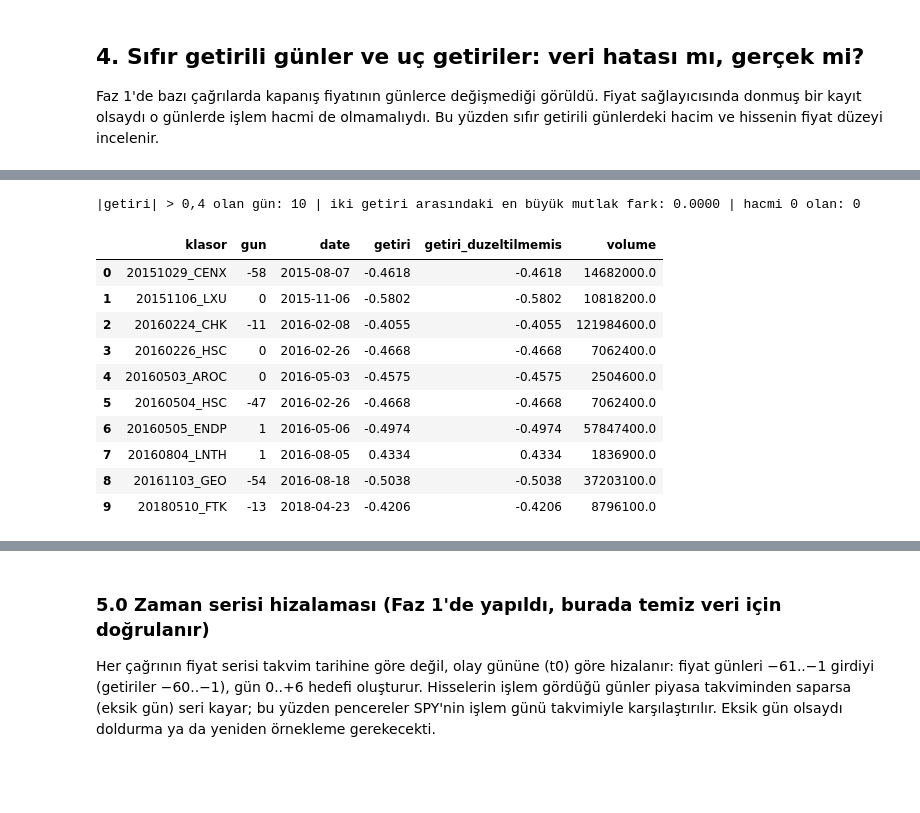
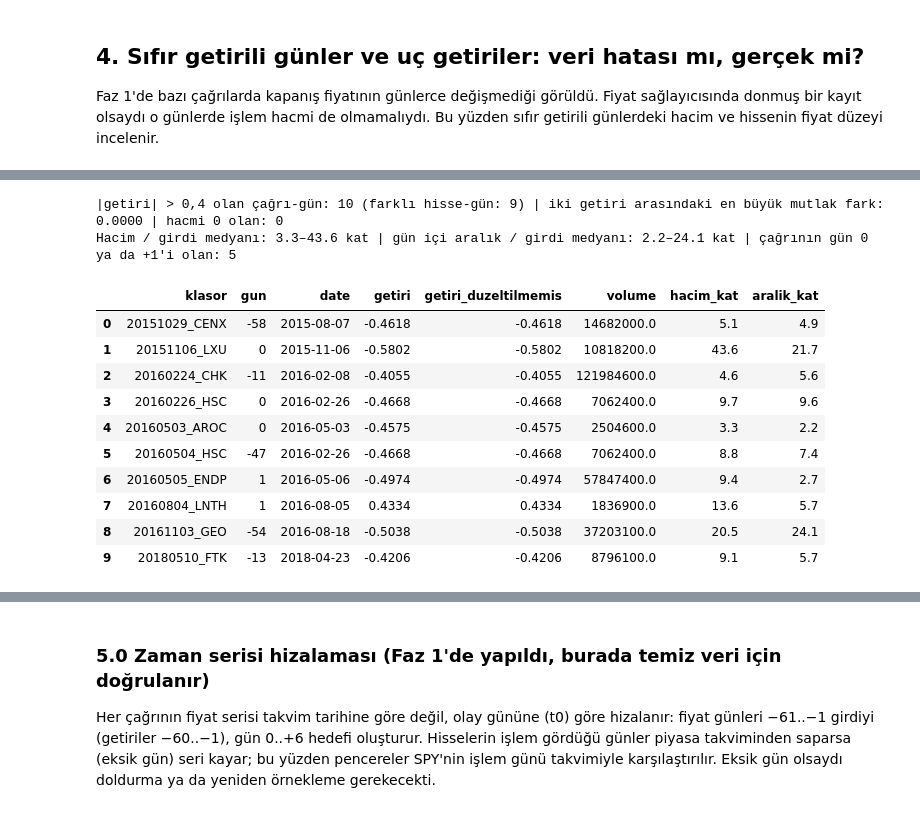
Before and after one commit to emirhanok1/kazanc-oynaklik, a Jupyter notebook: notebooks/02_temizlik_on_isleme.ipynb, the cells around one changed output, grey strips where cells are left out. Saved outputs shown, nothing was run; the diff lists cells and outputs as text; code cells hidden in the pictures; blank space fills up the shorter version.

```diff
--- a/notebooks/02_temizlik_on_isleme.ipynb
+++ b/notebooks/02_temizlik_on_isleme.ipynb
@@ -379,22 +406,31 @@ hatası olurdu; benzerse gerçek fiyat hareketidir. O günün işlem hacmi de g
 # %%
 pz = pencere.sort_values(["klasor", "gun"]).copy()
 pz["getiri_duzeltilmemis"] = np.log(pz.close).groupby(pz.klasor).diff()
 uc_gun = pz[(pz.getiri.abs() > 0.4) & (pz.gun.between(-60, -1) | (pz.gun.between(0, 6) & pz.klasor.isin(gelistirme)))]
-uc_gun = uc_gun.assign(fark=(uc_gun.getiri - uc_gun.getiri_duzeltilmemis).abs())
-print(f"|getiri| > 0,4 olan gün: {len(uc_gun)} | iki getiri arasındaki en büyük mutlak fark: {uc_gun.fark.max():.4f} | "
-      f"hacmi 0 olan: {int((uc_gun.volume == 0).sum())}")
-uc_gun[["klasor", "gun", "date", "getiri", "getiri_duzeltilmemis", "volume"]].round({"getiri": 4, "getiri_duzeltilmemis": 4}).reset_index(drop=True)
+gi = pz[pz.gun.between(-60, -1)]
+medyan_hacim = gi.groupby("klasor").volume.median()
+medyan_aralik = np.log(gi.high / gi.low).groupby(gi.klasor).median()
+uc_gun = uc_gun.assign(fark=(uc_gun.getiri - uc_gun.getiri_duzeltilmemis).abs(),
+                       hacim_kat=uc_gun.volume / uc_gun.klasor.map(medyan_hacim),
+                       aralik_kat=np.log(uc_gun.high / uc_gun.low) / uc_gun.klasor.map(medyan_aralik))
+print(f"|getiri| > 0,4 olan çağrı-gün: {len(uc_gun)} (farklı hisse-gün: {len(set(zip(uc_gun.klasor.str.split('_').str[1], uc_gun.date)))}) | "
+      f"iki getiri arasındaki en büyük mutlak fark: {uc_gun.fark.max():.4f} | hacmi 0 olan: {int((uc_gun.volume == 0).sum())}")
+print(f"Hacim / girdi medyanı: {uc_gun.hacim_kat.min():.1f}–{uc_gun.hacim_kat.max():.1f} kat | gün içi aralık / girdi medyanı: "
+      f"{uc_gun.aralik_kat.min():.1f}–{uc_gun.aralik_kat.max():.1f} kat | çağrının gün 0 ya da +1'i olan: {int(uc_gun.gun.isin([0, 1]).sum())}")
+uc_gun[["klasor", "gun", "date", "getiri", "getiri_duzeltilmemis", "volume", "hacim_kat", "aralik_kat"]].round(
+    {"getiri": 4, "getiri_duzeltilmemis": 4, "hacim_kat": 1, "aralik_kat": 1}).reset_index(drop=True)
 # %% [output]
-|getiri| > 0,4 olan gün: 10 | iki getiri arasındaki en büyük mutlak fark: 0.0000 | hacmi 0 olan: 0
+|getiri| > 0,4 olan çağrı-gün: 10 (farklı hisse-gün: 9) | iki getiri arasındaki en büyük mutlak fark: 0.0000 | hacmi 0 olan: 0
+Hacim / girdi medyanı: 3.3–43.6 kat | gün içi aralık / girdi medyanı: 2.2–24.1 kat | çağrının gün 0 ya da +1'i olan: 5
-|  | klasor | gun | date | getiri | getiri_duzeltilmemis | volume |
-| 0 | 20151029_CENX | -58 | 2015-08-07 | -0.4618 | -0.4618 | 14682000.0 |
-| 1 | 20151106_LXU | 0 | 2015-11-06 | -0.5802 | -0.5802 | 10818200.0 |
-| 2 | 20160224_CHK | -11 | 2016-02-08 | -0.4055 | -0.4055 | 121984600.0 |
-| 3 | 20160226_HSC | 0 | 2016-02-26 | -0.4668 | -0.4668 | 7062400.0 |
-| 4 | 20160503_AROC | 0 | 2016-05-03 | -0.4575 | -0.4575 | 2504600.0 |
-| 5 | 20160504_HSC | -47 | 2016-02-26 | -0.4668 | -0.4668 | 7062400.0 |
-| 6 | 20160505_ENDP | 1 | 2016-05-06 | -0.4974 | -0.4974 | 57847400.0 |
-| 7 | 20160804_LNTH | 1 | 2016-08-05 | 0.4334 | 0.4334 | 1836900.0 |
-| 8 | 20161103_GEO | -54 | 2016-08-18 | -0.5038 | -0.5038 | 37203100.0 |
-| 9 | 20180510_FTK | -13 | 2018-04-23 | -0.4206 | -0.4206 | 8796100.0 |
+|  | klasor | gun | date | getiri | getiri_duzeltilmemis | volume | hacim_kat | aralik_kat |
+| 0 | 20151029_CENX | -58 | 2015-08-07 | -0.4618 | -0.4618 | 14682000.0 | 5.1 | 4.9 |
+| 1 | 20151106_LXU | 0 | 2015-11-06 | -0.5802 | -0.5802 | 10818200.0 | 43.6 | 21.7 |
+| 2 | 20160224_CHK | -11 | 2016-02-08 | -0.4055 | -0.4055 | 121984600.0 | 4.6 | 5.6 |
+| 3 | 20160226_HSC | 0 | 2016-02-26 | -0.4668 | -0.4668 | 7062400.0 | 9.7 | 9.6 |
+| 4 | 20160503_AROC | 0 | 2016-05-03 | -0.4575 | -0.4575 | 2504600.0 | 3.3 | 2.2 |
+| 5 | 20160504_HSC | -47 | 2016-02-26 | -0.4668 | -0.4668 | 7062400.0 | 8.8 | 7.4 |
+| 6 | 20160505_ENDP | 1 | 2016-05-06 | -0.4974 | -0.4974 | 57847400.0 | 9.4 | 2.7 |
+| 7 | 20160804_LNTH | 1 | 2016-08-05 | 0.4334 | 0.4334 | 1836900.0 | 13.6 | 5.7 |
+| 8 | 20161103_GEO | -54 | 2016-08-18 | -0.5038 | -0.5038 | 37203100.0 | 20.5 | 24.1 |
+| 9 | 20180510_FTK | -13 | 2018-04-23 | -0.4206 | -0.4206 | 8796100.0 | 9.1 | 5.7 |
 # %% [markdown]
```
Also changed, not shown: parts of 17 cells of this notebook, 8 other files.
